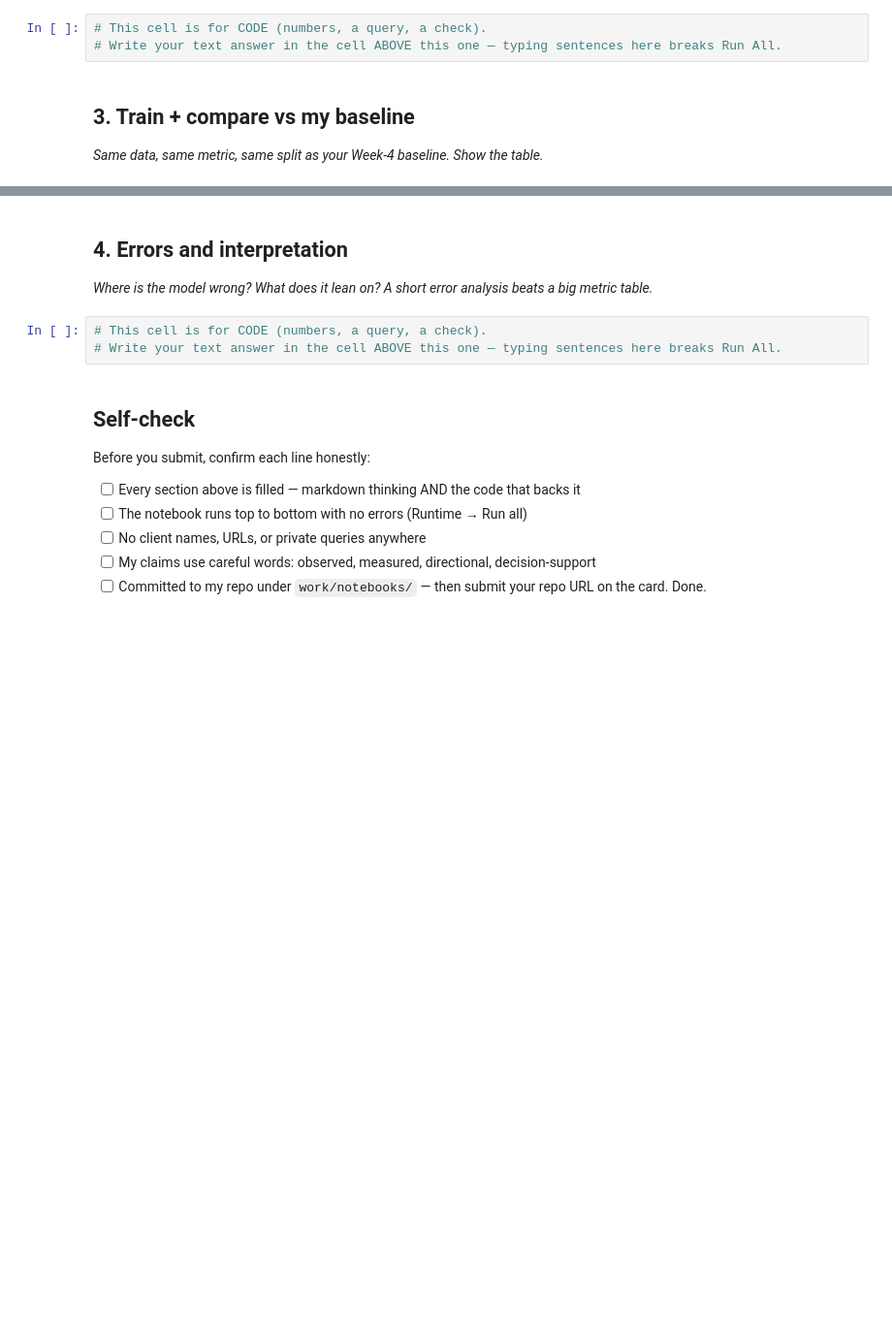
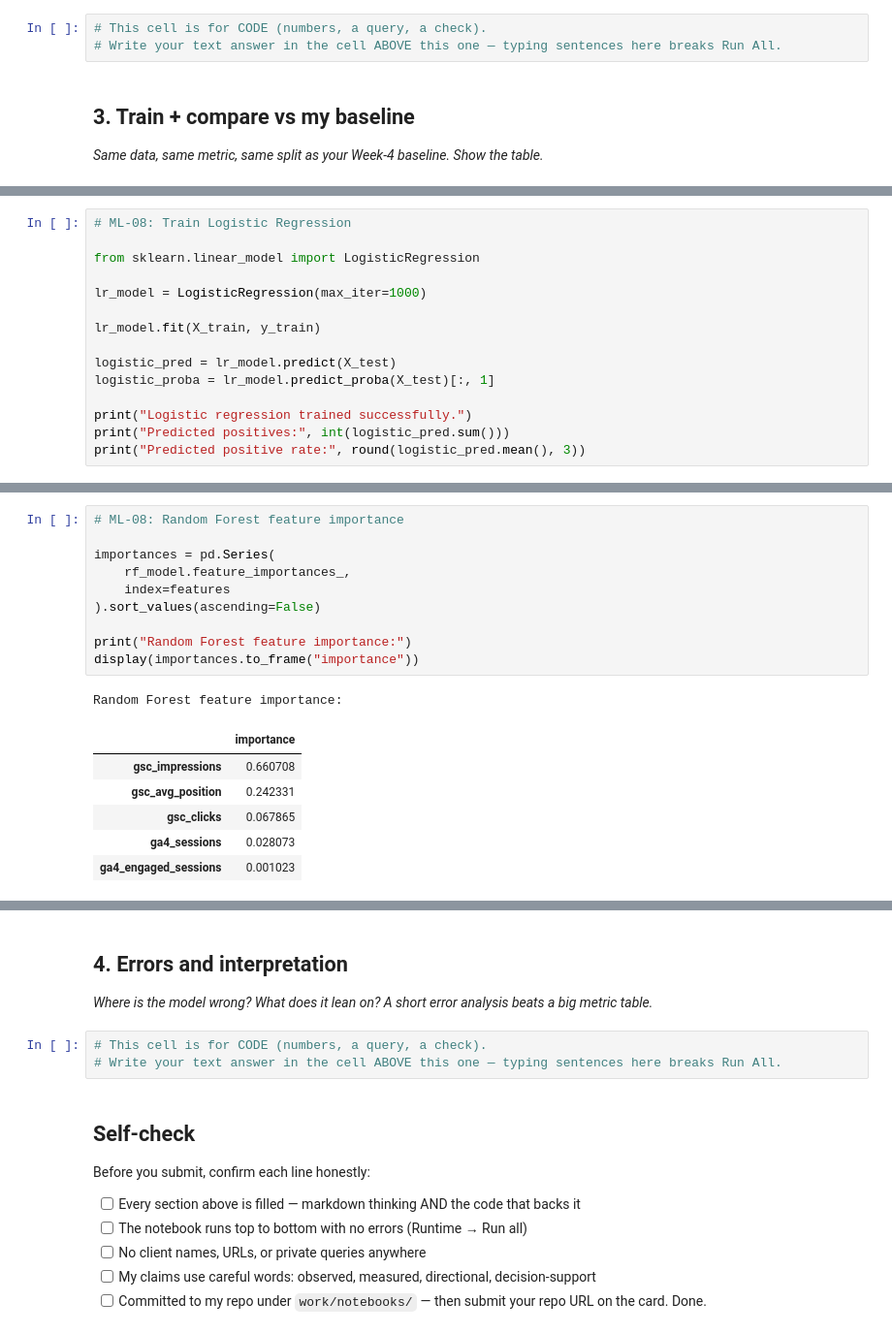
Before and after one commit to aleezafatima-21/Aleeza-flyrank-ml-internship, a Jupyter notebook: work/notebooks/w05_model.ipynb, the cells around one changed output, grey strips where cells are left out. Shown at 97% size. Cells and saved outputs as stored; diff of their text form; blank space fills up the shorter version.

```diff
--- a/work/notebooks/w05_model.ipynb
+++ b/work/notebooks/w05_model.ipynb
@@ -29,0 +451,15 @@ This skeleton is yours to fill. Work the sections **in order** — each one has
+# %%
+# ML-08: Train Logistic Regression
+
+from sklearn.linear_model import LogisticRegression
+
+lr_model = LogisticRegression(max_iter=1000)
+
+lr_model.fit(X_train, y_train)
+
+logistic_pred = lr_model.predict(X_test)
+logistic_proba = lr_model.predict_proba(X_test)[:, 1]
+
+print("Logistic regression trained successfully.")
+print("Predicted positives:", int(logistic_pred.sum()))
+print("Predicted positive rate:", round(logistic_pred.mean(), 3))
@@ -29,0 +726,18 @@ This skeleton is yours to fill. Work the sections **in order** — each one has
+# %%
+# ML-08: Random Forest feature importance
+
+importances = pd.Series(
+    rf_model.feature_importances_,
+    index=features
+).sort_values(ascending=False)
+
+print("Random Forest feature importance:")
+display(importances.to_frame("importance"))
+# %% [output]
+Random Forest feature importance:
+|  | importance |
+| gsc_impressions | 0.660708 |
+| gsc_avg_position | 0.242331 |
+| gsc_clicks | 0.067865 |
+| ga4_sessions | 0.028073 |
+| ga4_engaged_sessions | 0.001023 |
```
Also changed, not shown: parts of 18 cells of this notebook.
